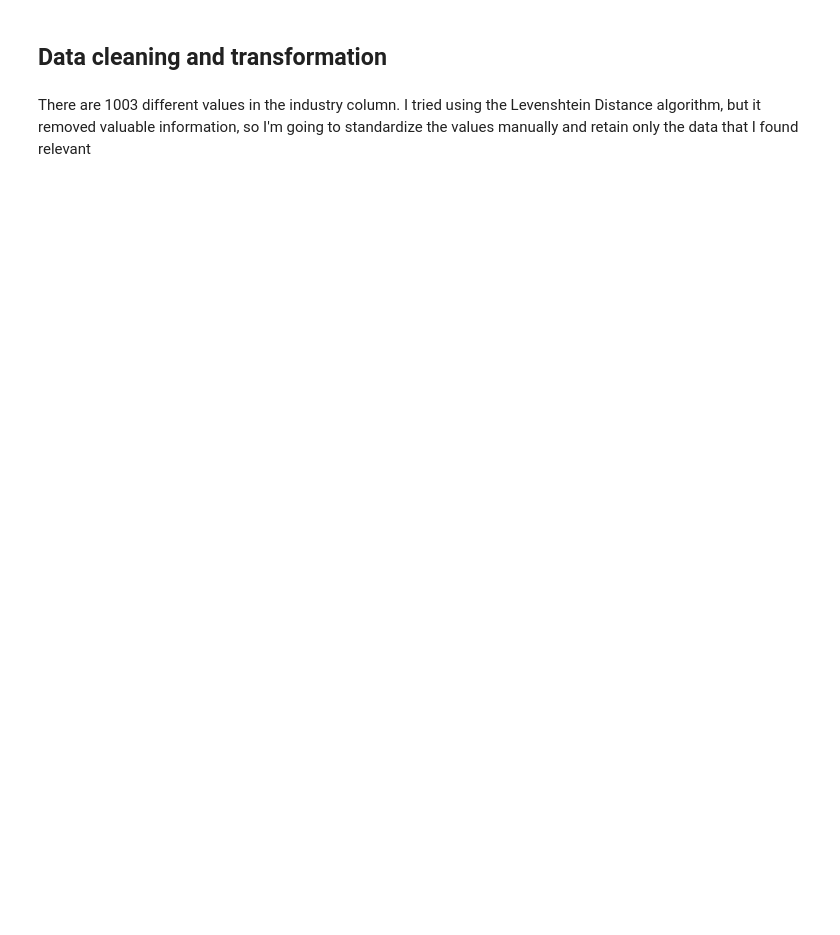
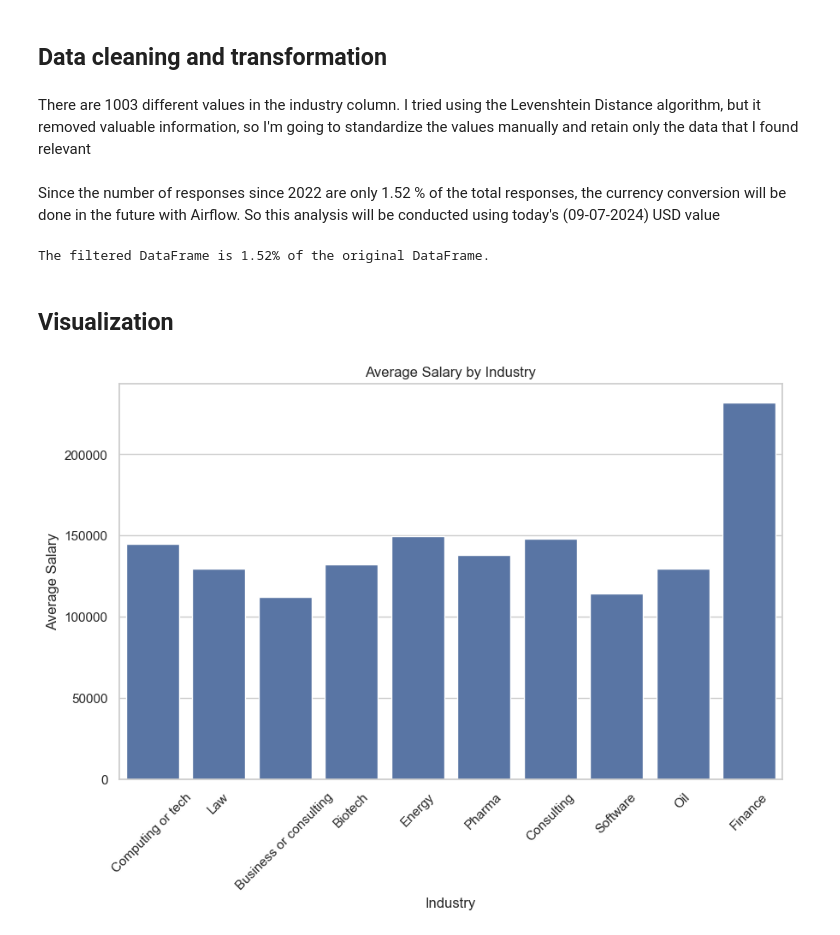
Before and after one commit to DAngello-Garcia/data-analysis, a Jupyter notebook: survey-analysis.ipynb, the cells around one changed output. Drawn from its saved outputs; the diff is of its cells as text; code cells hidden in the pictures; blank space fills up the shorter version.

Commit message:
salary transformation

```diff
--- a/survey-analysis.ipynb
+++ b/survey-analysis.ipynb
@@ -12,6 +12,7 @@ responses.sample()
 ## Data cleaning and transformation
 # %%
 new_columns = {
+    "Timestamp": "timestamp",
     "How old are you?": "age",
     "What industry do you work in?": "industry",
     "Job title": "job_title",
@@ -28,10 +29,11 @@ responses.rename(columns=new_columns, inplace=True)
 responses['bonuses'] = responses['bonuses'].fillna(0)
 responses['anual_salary'] = responses['anual_salary'].str.replace(',', '').astype(int)
 responses['bonuses'] = responses['bonuses'].astype(int)
+responses['timestamp'] = pd.to_datetime(responses['timestamp'])
 
 responses['salary'] = responses['anual_salary'] + responses['bonuses']
 responses = responses[responses['salary'] >= 10000]
-responses = responses[['age', 'industry', 'job_title', 'salary', 'currency', 'country', 'field_experience', 'education']]
+responses = responses[['timestamp', 'age', 'industry', 'job_title', 'salary', 'currency', 'country', 'field_experience', 'education']]
 # %%
 responses.dropna(subset=['industry', 'job_title'], inplace=True)
 
@@ -299,3 +301,56 @@ responses["country"] = responses["country"].apply(
 
 
 responses = responses[responses["country"].notna()]
+# %% [markdown]
+Since the number of responses since 2022 are only 1.52 % of the total responses, the currency conversion will be done in the future with Airflow. So this analysis will be conducted using today's (09-07-2024) USD value
+# %%
+total_rows = len(responses)
+filtered_rows = len(responses[responses['timestamp'] > '2021-12-31'])
+percentage = (filtered_rows / total_rows) * 100
+print(f"The filtered DataFrame is {percentage:.2f}% of the original DataFrame.")
+# %% [output]
+The filtered DataFrame is 1.52% of the original DataFrame.
+# %%
+exchange_rates = {
+    'AUD/NZD': 0.67,
+    'CAD': 0.73,
+    'CHF': 1.11,
+    'EUR': 1.08,
+    'GBP': 1.28,
+    'HKD': 0.13,
+    'JPY': 0.0062,
+    'SEK': 0.095,
+    'Other': np.NaN,
+    'USD': 1,
+    'ZAR': 0.055
+}
+
+def convert_to_usd(row):
+    return row['salary'] * exchange_rates.get(row['currency'], 1)
+
+
+responses['converted_salary'] = responses.apply(convert_to_usd, axis=1)
+responses.dropna(subset=['converted_salary'], inplace=True)
+responses['converted_salary'] = responses['converted_salary'].astype(int)
+responses = responses[(responses['converted_salary'] < 3000000) & (responses['converted_salary'] > 2000)]
+# %% [markdown]
+## Visualization
+# %%
+import seaborn as sns
+import matplotlib.pyplot as plt
+
+
+average_salaries = responses.groupby(by=['industry'])['converted_salary'].mean()
+top_10_industries = average_salaries.sort_values(ascending=False).head(10).index
+top_10_df = responses[responses['industry'].isin(top_10_industries)]
+
+sns.set(style="whitegrid")
+plt.figure(figsize=(10, 6))
+sns.barplot(x="industry", y="converted_salary", data=top_10_df, estimator=np.mean, errorbar=None)
+plt.title("Average Salary by Industry")
+plt.xticks(rotation=45)
+plt.ylabel("Average Salary")
+plt.xlabel("Industry")
+plt.show()
+# %% [output]
+[figure, added]
```
Also changed, not shown: parts of 1 cell of this notebook.
